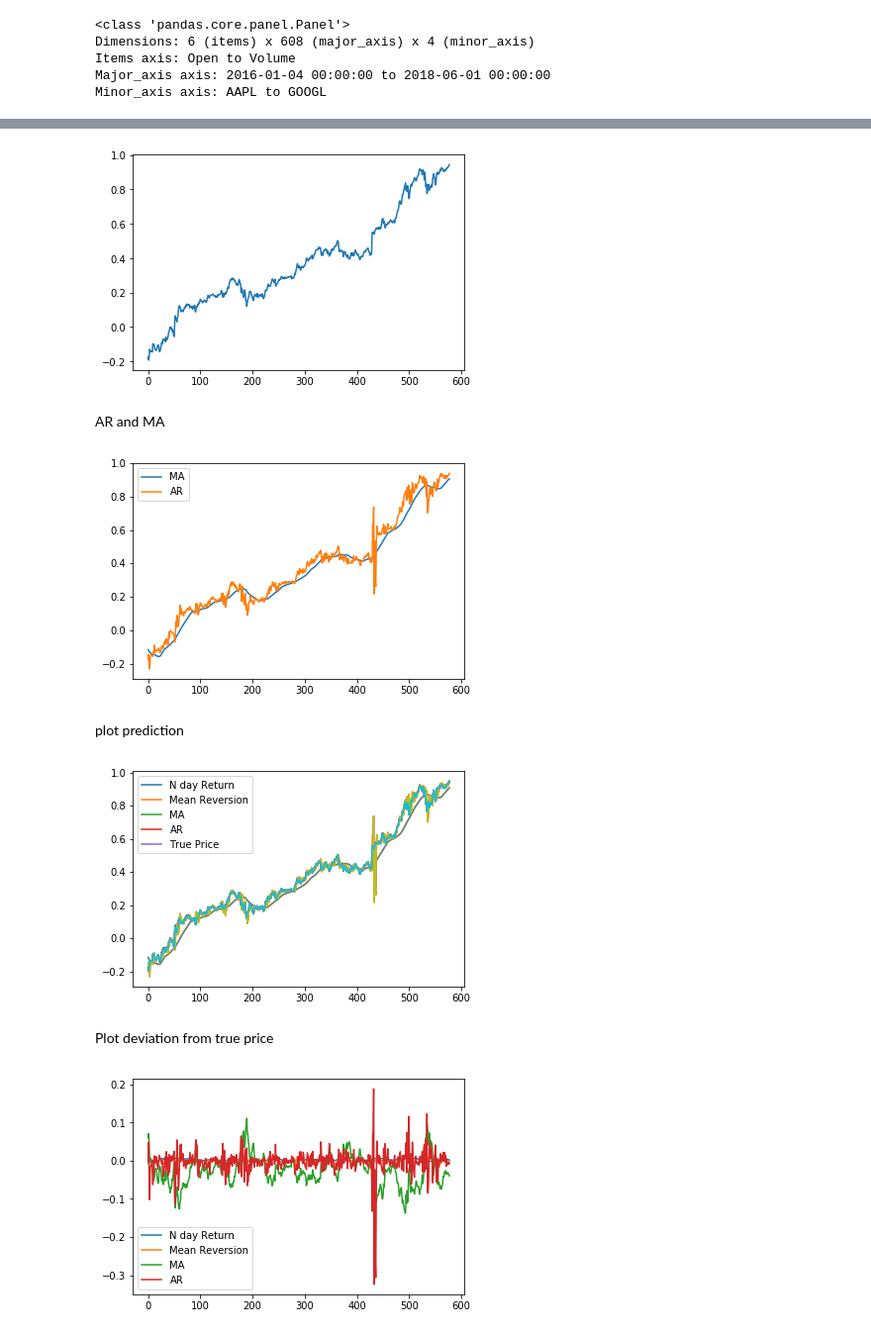
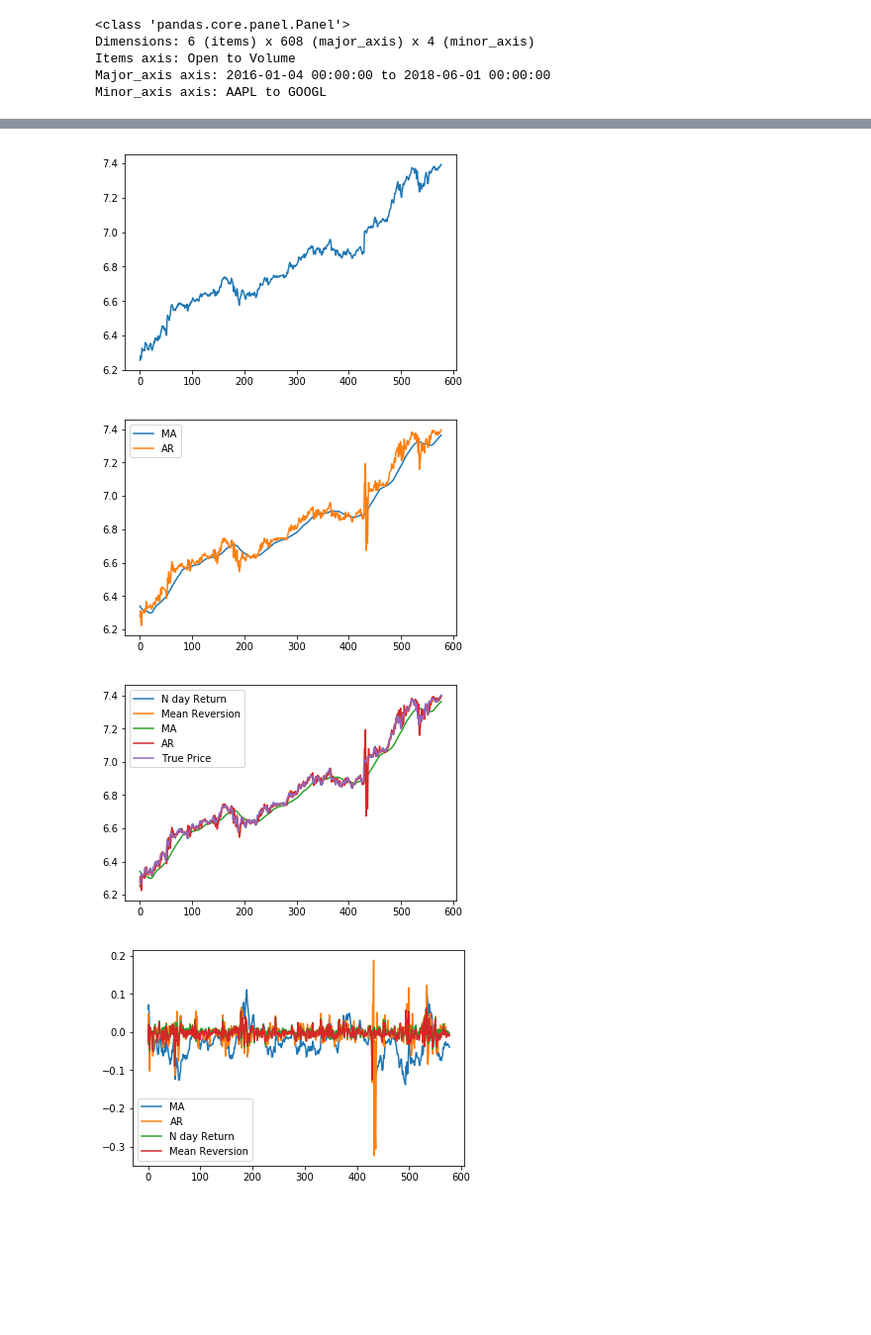
Before and after one commit to YangZhou7/Multi-Armed-Bandit-, a Jupyter notebook: WeightedEstimation.ipynb, the cells around one changed output, grey strips where cells are left out. Shown: that part at 99% size. Drawn from its saved outputs; the diff is of its cells as text; code cells hidden in the pictures; blank space fills up the shorter version.

```diff
--- a/WeightedEstimation.ipynb
+++ b/WeightedEstimation.ipynb
@@ -36,6 +30,6 @@ plt.show()
 # %%
 # Take the log price
-LogSt = np.log(St) - np.log(St[0])
+LogSt = np.log(St)
 plt.plot(LogSt)
 plt.legend(['AMZN'])
 plt.show()
@@ -48,9 +38,11 @@ N-day return estimation
 # %%
 N_day = 30
-T = len(St)
+
+
+T = len(LogSt)
 S_nd = np.zeros(T-N_day)
-for t in range(N_day,T):
-    S_nd[t-N_day] = (LogSt[t] - LogSt[t-N_day])/N_day + LogSt[t]
+for t in range(N_day-1,T-1):
+    S_nd[t-N_day+1] = (LogSt[t] - LogSt[t-N_day+1])/(N_day-1) + LogSt[t]
 plt.plot(S_nd)
 plt.show()
 # %% [output]
@@ -60,7 +50,7 @@ Mean reversion - OU model
 # %%
 S_ou = np.zeros(T-N_day)
-for t in range(N_day,T):
-    train = np.array(LogSt[t-N_day:t])
+for t in range(N_day-1,T-1):
+    train = np.array(LogSt[t-N_day+1:t])
     #fit linear regression
     y = train[1:] - train[:-1]
     x = train[:-1]
@@ -68,14 +58,12 @@ for t in range(N_day,T):
     beta = -param[0]
     mu = param[1]/beta
     dx = beta*(mu - train[-1])
-    S_ou[t-N_day] = LogSt[t] + dx
+    S_ou[t-N_day+1] = LogSt[t] + dx
 
 plt.plot(S_ou)
 plt.show()
 # %% [output]
-[figure, old version]
+[figure, new version]
-# %% [markdown]
-AR and MA
 # %%
 import statsmodels.tsa.ar_model as ARM
 import warnings
@@ -85,15 +73,15 @@ import warnings
 warnings.simplefilter("ignore")
 
 
-daily_close=LogSt
+X=pd.Series(LogSt)
 
 
 # Moving average
-MA=daily_close.rolling(window=N_day+1,center=False).mean()
+MA=X.rolling(window=N_day+1,center=False).mean()
 MA.columns=['MA']
 
 # AutoRegression
-X = LogSt
+
 
 AR = pd.Series([['NaN']]*N_day)
 AR.index=X.index[0:N_day]
@@ -115,9 +103,7 @@ plt.plot(S_ar)
 plt.legend(['MA','AR'])
 plt.show()
 # %% [output]
-[figure, old version]
+[figure, new version]
-# %% [markdown]
-plot prediction
 # %%
 plt.plot(S_nd)
 plt.plot(S_ou)
@@ -127,15 +113,13 @@ plt.plot(np.array(LogSt[N_day:]))
 plt.legend(['N day Return', 'Mean Reversion','MA','AR', 'True Price'])
 plt.show()
 # %% [output]
-[figure, old version]
+[figure, new version]
-# %% [markdown]
-Plot deviation from true price
 # %%
+plt.plot(S_ma-np.array(LogSt[N_day:]))
+plt.plot(S_ar-np.array(LogSt[N_day:]))
 plt.plot(S_nd-np.array(LogSt[N_day:]))
 plt.plot(S_ou-np.array(LogSt[N_day:]))
-plt.plot(S_ma-np.array(LogSt[N_day:]))
-plt.plot(S_ar-np.array(LogSt[N_day:]))
-plt.legend(['N day Return', 'Mean Reversion','MA','AR'])
+plt.legend(['MA','AR','N day Return', 'Mean Reversion'])
 plt.show()
 # %% [output]
-[figure, old version]
+[figure, new version]
```
Also changed, not shown: parts of 14 cells of this notebook.
